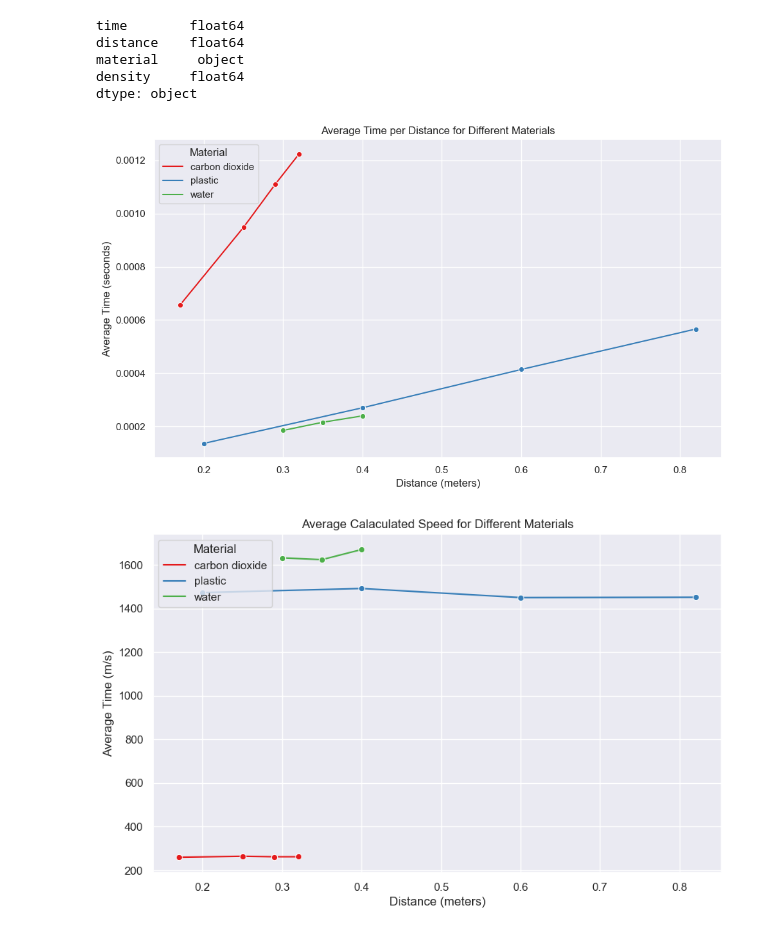
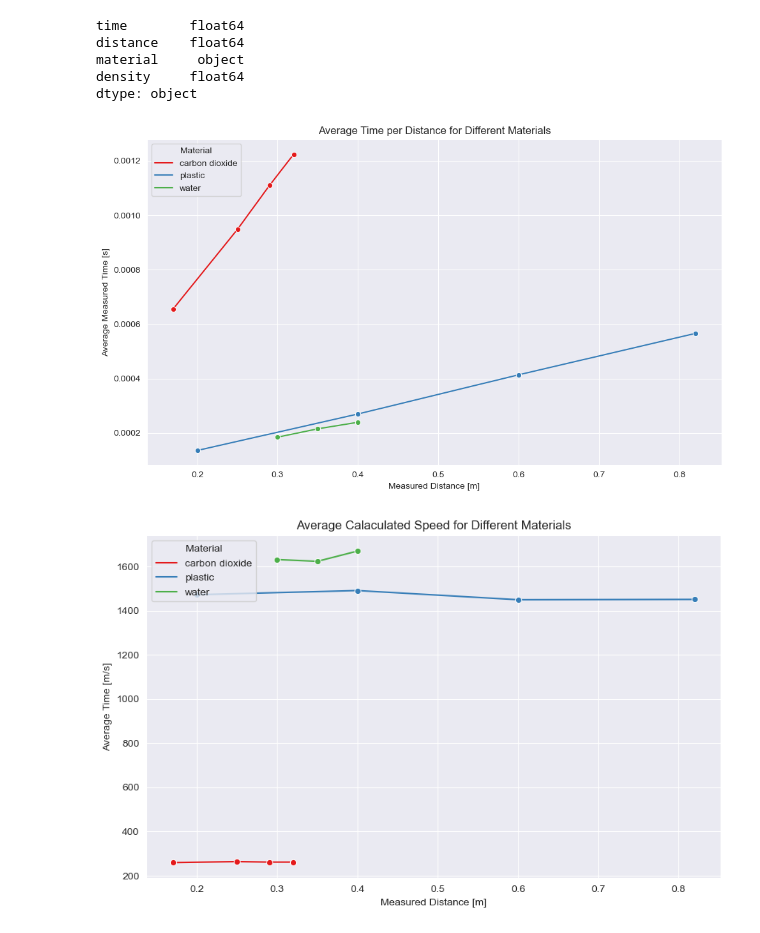
Before and after one commit to HorusXIV/IDAF_Datenanalyse, a Jupyter notebook: Datenanalyse.ipynb, the cells around one changed output. Saved outputs shown, nothing was run; the diff lists cells and outputs as text; code cells hidden in the pictures.

```diff
--- a/Datenanalyse.ipynb
+++ b/Datenanalyse.ipynb
@@ -25,22 +26,22 @@ averaged_df = df.groupby(['material', 'distance'])['time', 'speed', 'density'].m
 # %%
 # Create a line plot using seaborn
 plt.figure(figsize=(10, 6))  # Adjust the figure size as needed
 sns.set_style("darkgrid")
 
 # Plot 1: Line plot (average time per distance)
 sns.lineplot(data=averaged_df, x='distance', y='time', hue='material', marker='o', palette='Set1')
-plt.xlabel('Distance (meters)')
-plt.ylabel('Average Time (seconds)')
+plt.xlabel('Measured Distance [m]')
+plt.ylabel('Average Measured Time [s]')
 plt.title('Average Time per Distance for Different Materials')
 plt.legend(title="Material", loc="upper left")
 
 # Adjust the layout of subplots
 plt.tight_layout()
 
 # Show the plots
 plt.show()
 # %% [output]
-[figure, old version]
+[figure, new version]
 # %%
 # Create a line plot using seaborn
 plt.figure(figsize=(10, 6))  # Adjust the figure size as needed
@@ -49,8 +50,8 @@ plt.figure(figsize=(10, 6))  # Adjust the figure size as needed
 sns.lineplot(data=averaged_df, x='distance', y='speed', hue='material', marker='o', palette='Set1')
 
 # Set labels and title
-plt.xlabel('Distance (meters)')
-plt.ylabel('Average Time (m/s)')
+plt.xlabel('Measured Distance [m]')
+plt.ylabel('Average Time [m/s]')
 plt.title('Average Calaculated Speed for Different Materials')
 
 # Show legend
@@ -60,7 +61,7 @@ plt.legend(title="Material", loc="upper left")
 plt.grid(True)
 plt.show()
 # %% [output]
-[figure, old version]
+[figure, new version]
 # %%
 # Get unique material values
 materials = df['material'].unique()
```
Also changed, not shown: parts of 4 cells of this notebook.
